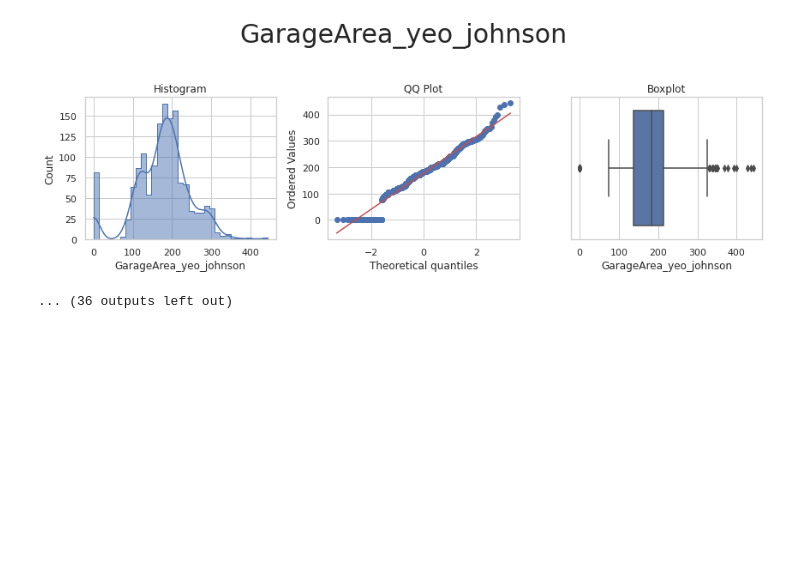
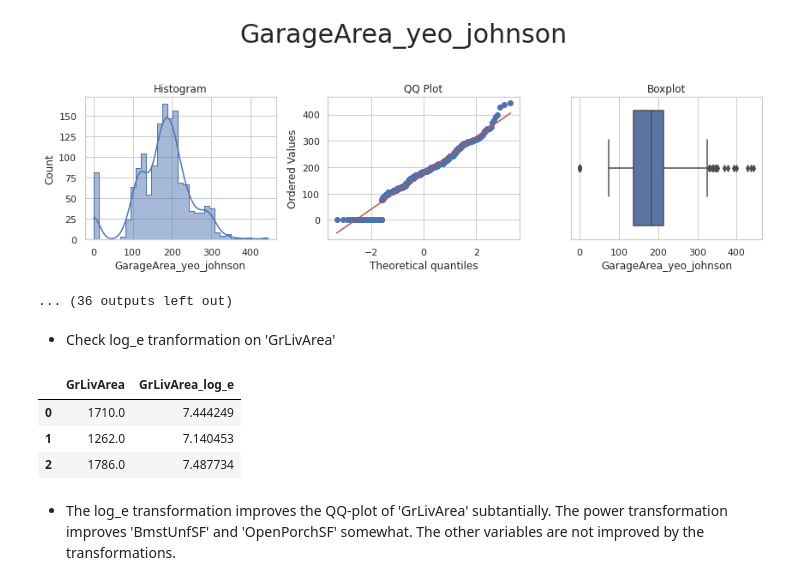
Before and after one commit to faridjos/milestone-project-heritage-housing-issues, a Jupyter notebook: jupyter_notebooks/FeatureEngineering.ipynb, the cells around one changed output. Cells and saved outputs as stored; diff of their text form; code cells hidden in the pictures; blank space fills up the shorter version.

Commit message:
add comments in notebooks relating to numerical transformations

```diff
--- a/jupyter_notebooks/FeatureEngineering.ipynb
+++ b/jupyter_notebooks/FeatureEngineering.ipynb
@@ -451,3 +436,14 @@ df_engineering = FeatureEngineeringAnalysis(df=df_engineering, analysis_type='nu
 [figure]
 [figure]
 ... (36 outputs left out)
+# %% [markdown]
+* Check log_e tranformation on 'GrLivArea'
+# %%
+df_engineering[['GrLivArea', 'GrLivArea_log_e']].head(3)
+# %% [output]
+|  | GrLivArea | GrLivArea_log_e |
+| 0 | 1710.0 | 7.444249 |
+| 1 | 1262.0 | 7.140453 |
+| 2 | 1786.0 | 7.487734 |
+# %% [markdown]
+* The log_e transformation improves the QQ-plot of 'GrLivArea' subtantially. The power transformation improves 'BmstUnfSF' and 'OpenPorchSF' somewhat. The other variables are not improved by the transformations.
```
Also changed, not shown: parts of 7 cells of this notebook.
